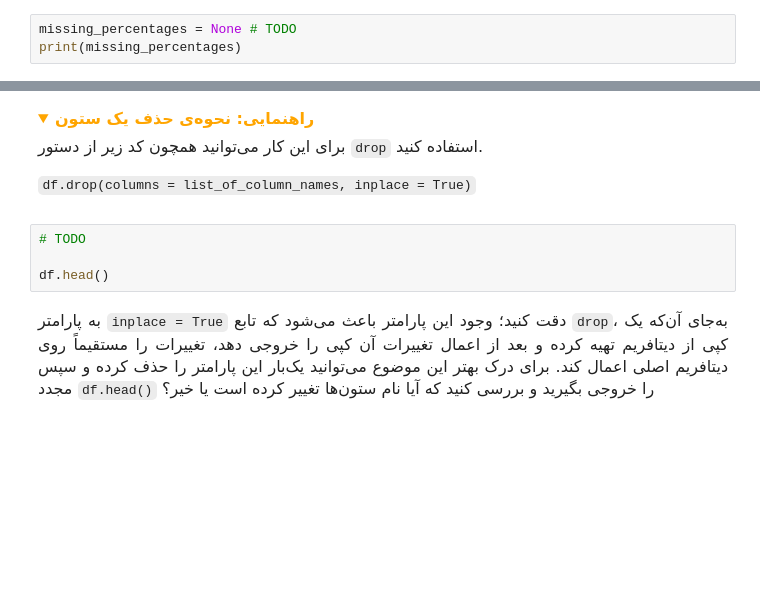
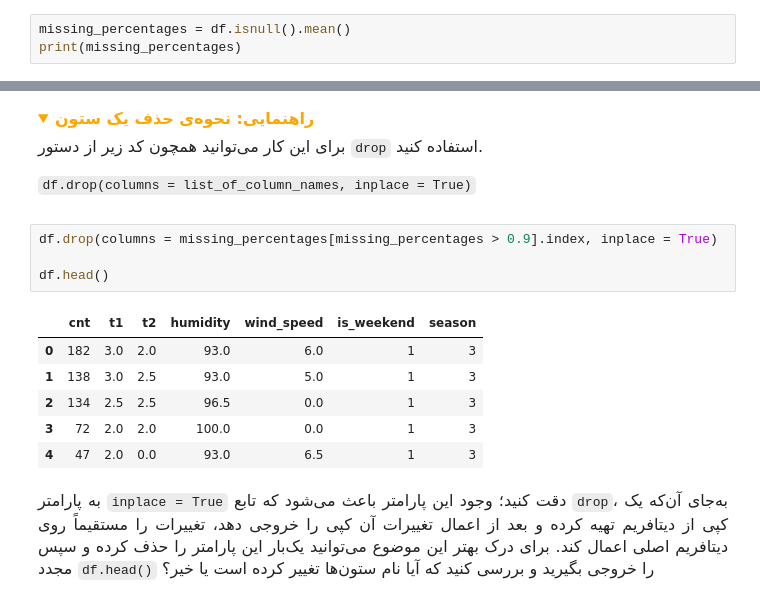
Before and after one commit to SaharRamezani/Deep_Learning_Notebooks, a Jupyter notebook: cyclists/cyclists.ipynb, the cells around one changed output, grey strips where cells are left out. Cells and saved outputs as stored; diff of their text form; folded sections open; blank space fills up the shorter version.

```diff
--- a/cyclists/cyclists.ipynb
+++ b/cyclists/cyclists.ipynb
@@ -74,5 +81,5 @@ df.head()
 </font>
 </p>
 # %%
-missing_percentages = None # TODO
+missing_percentages = df.isnull().mean()
 print(missing_percentages)
@@ -98,10 +115,17 @@ print(missing_percentages)
 
 </span>
 </details>
-# %%
-# TODO
-
-df.head()
+# %%
+df.drop(columns = missing_percentages[missing_percentages > 0.9].index, inplace = True)
+
+df.head()
+# %% [output]
+|  | cnt | t1 | t2 | humidity | wind_speed | is_weekend | season |
+| 0 | 182 | 3.0 | 2.0 | 93.0 | 6.0 | 1 | 3 |
+| 1 | 138 | 3.0 | 2.5 | 93.0 | 5.0 | 1 | 3 |
+| 2 | 134 | 2.5 | 2.5 | 96.5 | 0.0 | 1 | 3 |
+| 3 | 72 | 2.0 | 2.0 | 100.0 | 0.0 | 1 | 3 |
+| 4 | 47 | 2.0 | 0.0 | 93.0 | 6.5 | 1 | 3 |
 # %% [markdown]
 <p dir=rtl style="direction: rtl;text-align: justify;line-height:200%;font-family:vazir;font-size:medium">
 <font face="vazir" size=3>
```
Also changed, not shown: parts of 12 cells of this notebook, 4 other files.
